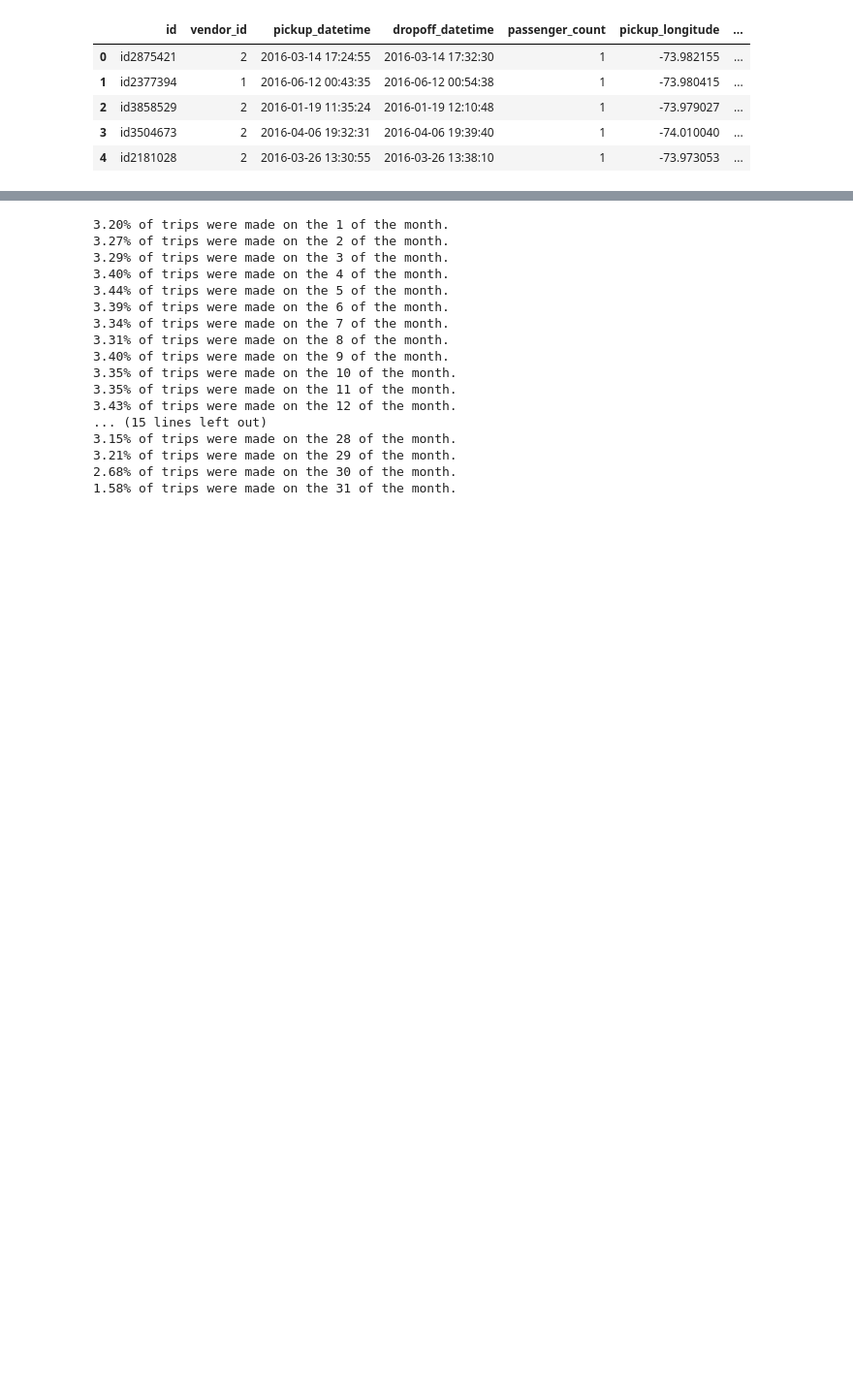
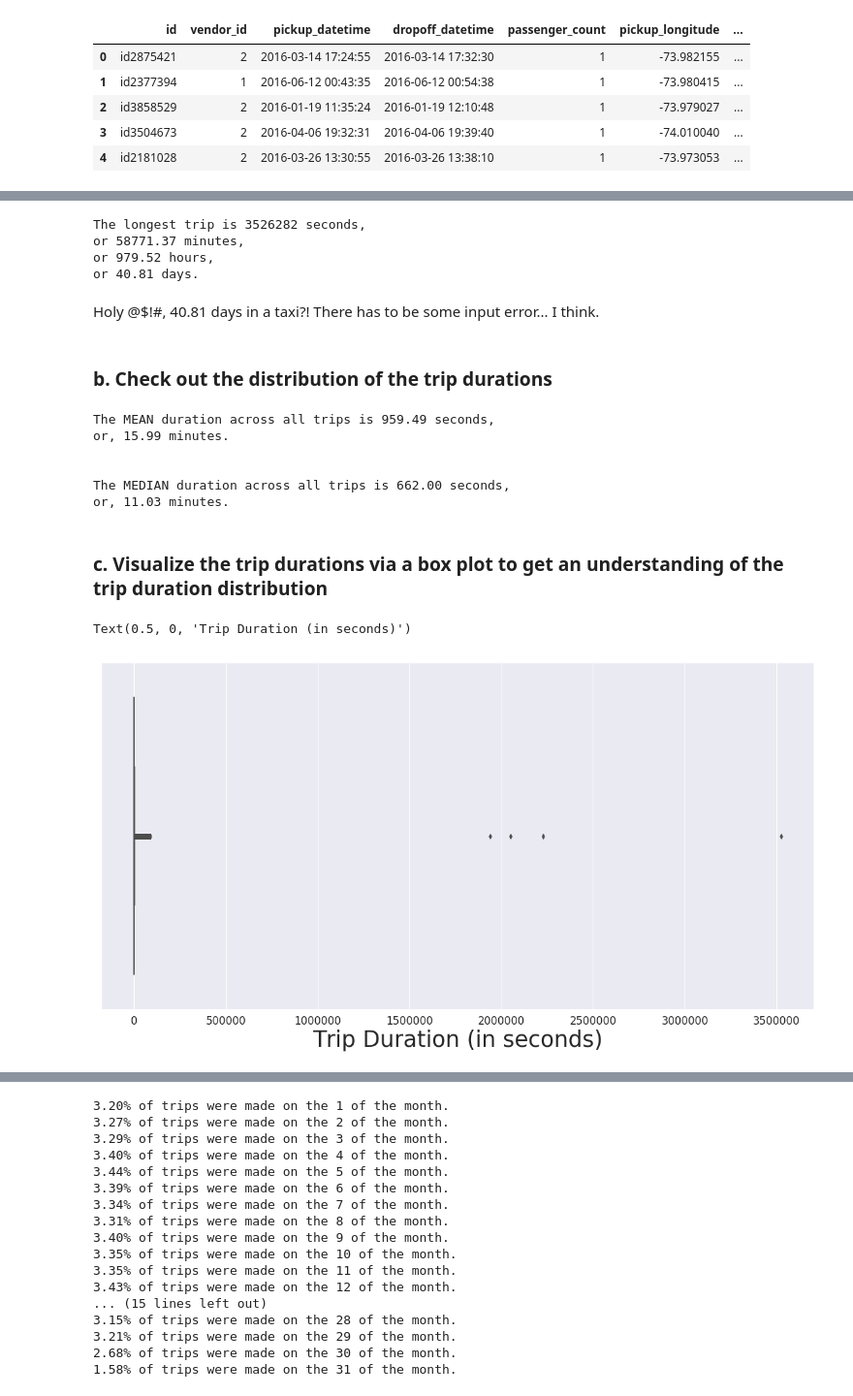
Before and after one commit to heynellywelly/k-means-clustering-exploration, a Jupyter notebook: nyc_taxi_trip_duration/nyc_taxi_duration_prediction.ipynb, the cells around one changed output, grey strips where cells are left out. Shown at 97% size. Saved outputs shown, nothing was run; the diff lists cells and outputs as text; code cells hidden in the pictures; blank space fills up the shorter version.

```diff
--- a/nyc_taxi_trip_duration/nyc_taxi_duration_prediction.ipynb
+++ b/nyc_taxi_trip_duration/nyc_taxi_duration_prediction.ipynb
@@ -107,0 +119,38 @@ taxi_dur_train_df.head()
+# %%
+longest_trip = np.max(taxi_dur_train_df['trip_duration'])
+print("The longest trip is " + str(longest_trip) + " seconds,\n" + "or " + "{:.2f}".format(longest_trip / 60.0) + " minutes,\n" + "or " + "{:.2f}".format(longest_trip / 3600.0) + " hours,\n" + "or " + "{:.2f}".format(longest_trip / 86400.0) + " days.")
+# %% [output]
+The longest trip is 3526282 seconds,
+or 58771.37 minutes,
+or 979.52 hours,
+or 40.81 days.
+# %% [markdown]
+Holy @$!#, 40.81 days in a taxi?! There has to be some input error... I think.
+# %% [markdown]
+### b. Check out the distribution of the trip durations
+# %%
+trip_dur_mean = np.mean(taxi_dur_train_df['trip_duration'])
+trip_dur_median = np.median(taxi_dur_train_df['trip_duration'])
+
+print("The MEAN duration across all trips is " + "{:.2f}".format(trip_dur_mean) + " seconds,\n" + "or, " + "{:.2f}".format(trip_dur_mean / 60) + " minutes.\n\n")
+print("The MEDIAN duration across all trips is " + "{:.2f}".format(trip_dur_median) + " seconds,\n" + "or, " + "{:.2f}".format(trip_dur_median / 60) + " minutes.")
+# %% [output]
+The MEAN duration across all trips is 959.49 seconds,
+or, 15.99 minutes.
+
+
+The MEDIAN duration across all trips is 662.00 seconds,
+or, 11.03 minutes.
+# %% [markdown]
+### c. Visualize the trip durations via a box plot to get an understanding of the trip duration distribution
+# %%
+fig, ax = plt.subplots(figsize=(20,10))
+
+ax = sns.boxplot(
+    x=taxi_dur_train_df['trip_duration'],
+)
+
+ax.set_xlabel("Trip Duration (in seconds)", fontsize=35)
+# %% [output]
+Text(0.5, 0, 'Trip Duration (in seconds)')
+[figure, added]
```
Also changed, not shown: parts of 40 cells of this notebook.
